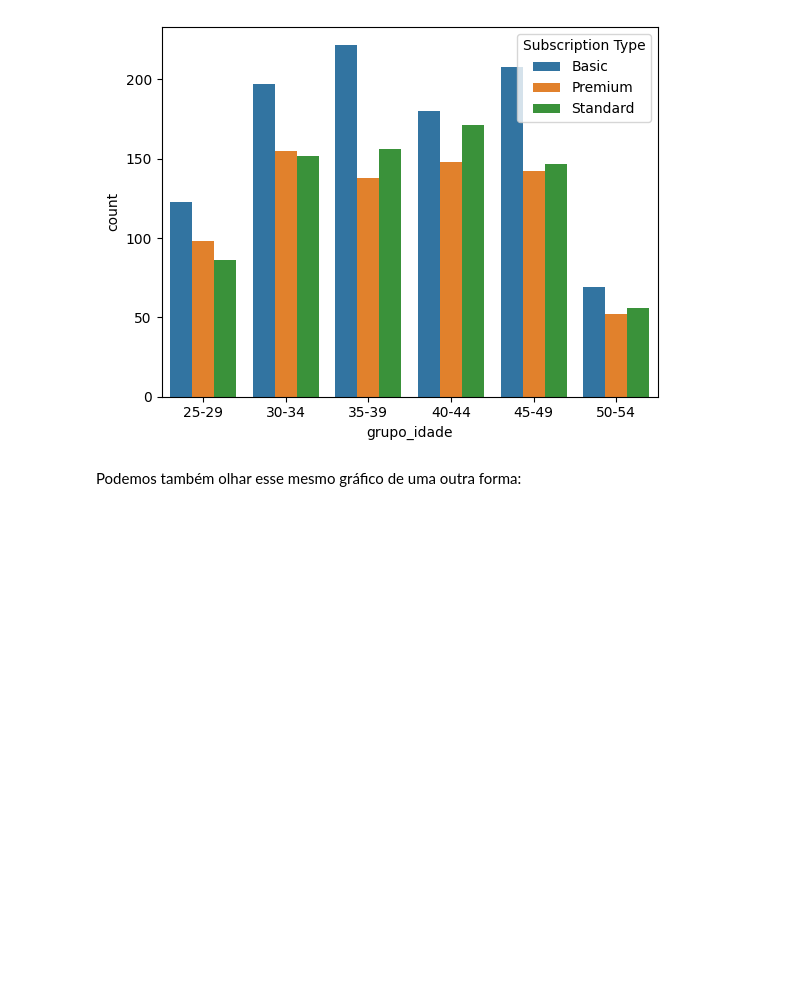
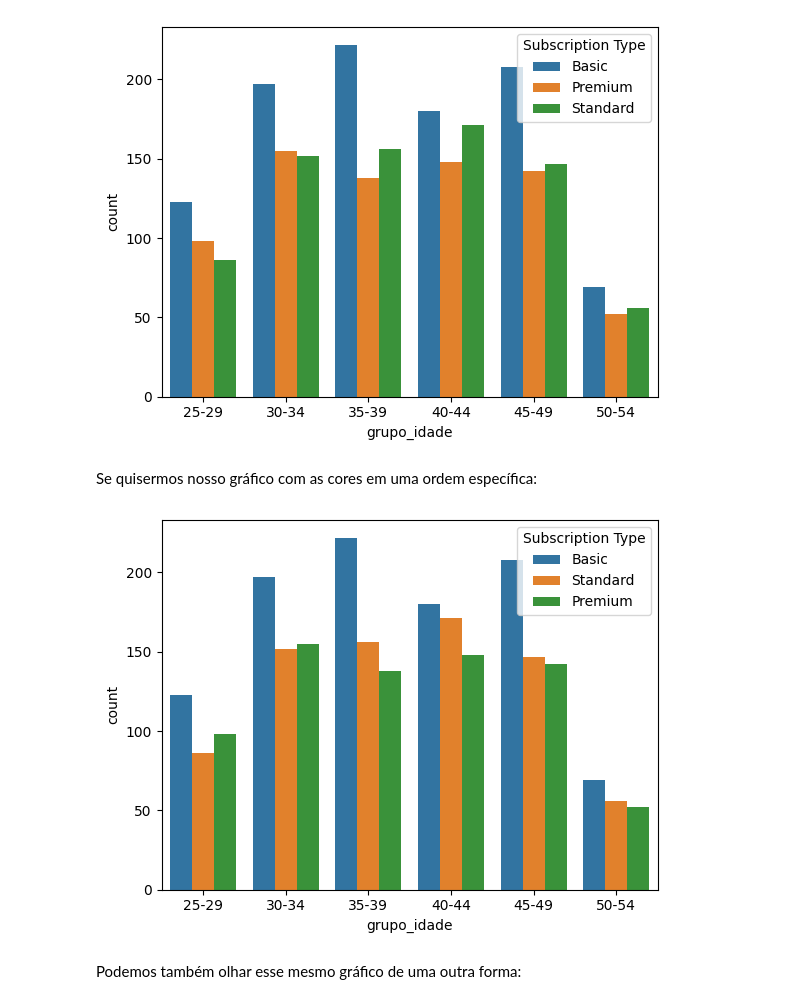
Before and after one commit to reprograma/on33-python-s14-analise-de-dados, a Jupyter notebook: material/s14_parte1.ipynb, the cells around one changed output. Saved outputs shown, nothing was run; the diff lists cells and outputs as text; code cells hidden in the pictures; blank space fills up the shorter version.

```diff
--- a/material/s14_parte1.ipynb
+++ b/material/s14_parte1.ipynb
@@ -813,6 +813,18 @@ sns.countplot(data=df_netflix.sort_values("grupo_idade"), x="grupo_idade", hue="
 plt.show()
 # %% [output]
 [figure]
+# %% [markdown]
+Se quisermos nosso gráfico com as cores em uma ordem específica:
+# %%
+# Defina a ordem desejada das categorias do "Subscription Type"
+order_subs_type = ['Basic', 'Standard', 'Premium']
+
+# Crie o gráfico com a ordem especificada
+sns.countplot(data=df_netflix.sort_values("grupo_idade"), x="grupo_idade", hue="Subscription Type", hue_order=order_subs_type)
+
+plt.show()
+# %% [output]
+[figure, added]
 # %% [markdown]
 Podemos também olhar esse mesmo gráfico de uma outra forma:
 # %%
```
Also changed, not shown: parts of 2 cells of this notebook, 1 other file.
